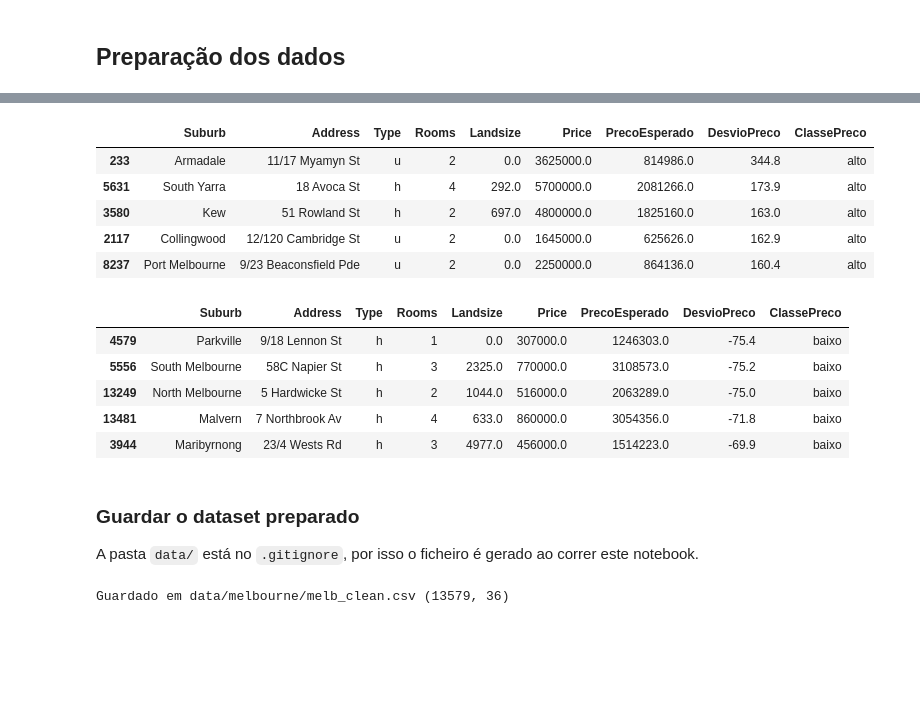
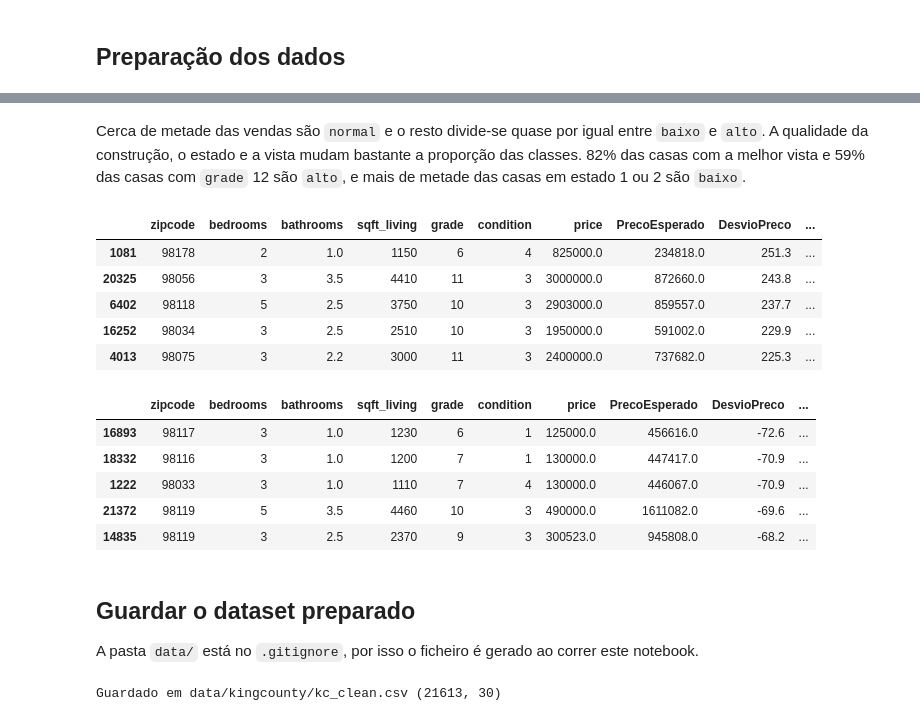
Before and after one commit to AnyTng/FAI26_P02_G09, a Jupyter notebook: 01_EDA.ipynb, the cells around one changed output, grey strips where cells are left out. Saved outputs shown, nothing was run; the diff lists cells and outputs as text; code cells hidden in the pictures; blank space fills up the shorter version.

```diff
--- a/01_EDA.ipynb
+++ b/01_EDA.ipynb
@@ -747,0 +261,7 @@ Linhas finais: 13579
+# %%
+dados = df.copy()
+
+# 33 quartos numa casa de 1620 sqft com 1,75 casas de banho é um erro de escrita de 3
+erro_quartos = dados["bedrooms"] == 33
+dados.loc[erro_quartos, "bedrooms"] = 3
+print(f"bedrooms corrigidos: {erro_quartos.sum()} | linhas finais: {len(dados)}")
@@ -759,27 +276,23 @@ Numa primeira versão, com as variáveis em linha reta e sem o mês, o R² era 0
 # %%
 from sklearn.compose import ColumnTransformer
-from sklearn.impute import SimpleImputer
 from sklearn.linear_model import Ridge
 from sklearn.model_selection import KFold, cross_val_predict
 from sklearn.pipeline import make_pipeline
 from sklearn.preprocessing import OneHotEncoder, SplineTransformer
 
-# Landsize e Distance separados por tipo de imóvel, a 0 nos outros tipos
-dados["LogLandsize"] = np.log1p(dados["Landsize"])
-for tipo in ["h", "t", "u"]:
-    dados[f"LogLandsize_{tipo}"] = np.where(dados["Type"] == tipo, dados["LogLandsize"], 0)
-    dados[f"Distance_{tipo}"] = np.where(dados["Type"] == tipo, dados["Distance"], 0)
+# Áreas em log, porque o preço não cresce em linha reta com a área
+dados["LogLiving"] = np.log(dados["sqft_living"])
+dados["LogLot"] = np.log(dados["sqft_lot"])
 
-# Divisões por tipo, casas de banho e lugares de garagem como categorias, com 6 ou mais juntos
-categoria = lambda col: dados[col].fillna(dados[col].median()).clip(upper=6).astype(int).astype(str)
-dados["TipoDivisoes"] = dados["Type"] + categoria("Rooms")
-dados["BathroomCat"] = categoria("Bathroom")
-dados["CarCat"] = categoria("Car")
-dados["MesVenda"] = dados["Date"].dt.to_period("M").astype(str)
+# Quartos e casas de banho como categorias, com 6 ou mais quartos e 5 ou mais casas de banho juntos
+dados["QuartosCat"] = dados["bedrooms"].clip(upper=6).astype(str)
+dados["BanhosCat"] = dados["bathrooms"].clip(upper=5).round().astype(int).astype(str)
+dados["CodigoPostal"] = dados["zipcode"].astype(str)
+dados["MesVenda"] = dados["date"].dt.to_period("M").astype(str)
 
-spline_cols = ["Distance", "LogLandsize_h", "LogLandsize_t", "LogLandsize_u", "Distance_h", "Distance_t", "Distance_u"]
-cat_cols = ["TipoDivisoes", "BathroomCat", "CarCat", "Suburb", "MesVenda"]
-colunas_auxiliares = ["LogLandsize", "TipoDivisoes", "BathroomCat", "CarCat", "MesVenda"] + spline_cols[1:]
+spline_cols = ["LogLiving", "LogLot"]
+cat_cols = ["QuartosCat", "BanhosCat", "CodigoPostal", "MesVenda"]
+colunas_auxiliares = spline_cols + cat_cols
 
 modelo = make_pipeline(
     ColumnTransformer([
@@ -789,8 +302,7 @@ modelo = make_pipeline(
     Ridge(alpha=1.0),
 )
 
-treino = dados[dados["Vendido"]]
-X, y = treino[spline_cols + cat_cols], np.log(treino["Price"])
+X, y = dados[spline_cols + cat_cols], np.log(dados["price"])
 y_prev = cross_val_predict(modelo, X, y, cv=KFold(5, shuffle=True, random_state=42))
 
 r2 = 1 - ((y - y_prev) ** 2).sum() / ((y - y.mean()) ** 2).sum()
@@ -808,14 +317,13 @@ Cerca de metade das vendas são `normal`. As linhas `PI` e `VB` não têm classe
 # %%
-dados["PrecoEsperado"] = np.nan
-dados.loc[treino.index, "PrecoEsperado"] = np.exp(y_prev).round(0)
-dados["DesvioPreco"] = (dados["Price"] / dados["PrecoEsperado"] - 1) * 100  # em %
+dados["PrecoEsperado"] = np.exp(y_prev).round(0)
+dados["DesvioPreco"] = (dados["price"] / dados["PrecoEsperado"] - 1) * 100  # em %
 
 LIMITE = 12  # %
 dados["ClassePreco"] = pd.cut(dados["DesvioPreco"], [-np.inf, -LIMITE, LIMITE, np.inf],
                               labels=["baixo", "normal", "alto"])
 
 print(f"baixo: desvio < -{LIMITE}% | normal: entre -{LIMITE}% e +{LIMITE}% | alto: desvio > +{LIMITE}%")
-contagem = dados["ClassePreco"].value_counts(dropna=False).to_frame()
+contagem = dados["ClassePreco"].value_counts().to_frame()
 contagem["pct_vendas"] = (dados["ClassePreco"].value_counts(normalize=True) * 100).round(1)
 contagem
 # %% [output]
@@ -858,27 +378,30 @@ display((pd.crosstab(dados["Type"], dados["ClassePreco"], normalize="index") * 1
+# %% [markdown]
+Cerca de metade das vendas são `normal` e o resto divide-se quase por igual entre `baixo` e `alto`. A qualidade da construção, o estado e a vista mudam bastante a proporção das classes. 82% das casas com a melhor vista e 59% das casas com `grade` 12 são `alto`, e mais de metade das casas em estado 1 ou 2 são `baixo`.
 # %%
 # Exemplos: as vendas mais acima e mais abaixo do esperado
-cols = ["Suburb", "Address", "Type", "Rooms", "Landsize", "Price", "PrecoEsperado", "DesvioPreco", "ClassePreco"]
+cols = ["zipcode", "bedrooms", "bathrooms", "sqft_living", "grade", "condition", "price", "PrecoEsperado", "DesvioPreco", "ClassePreco"]
 display(dados.nlargest(5, "DesvioPreco")[cols].round(1))
 dados.nsmallest(5, "DesvioPreco")[cols].round(1)
 # %% [output]
-|  | Suburb | Address | Type | Rooms | Landsize | Price | PrecoEsperado | DesvioPreco | ClassePreco |
-| 233 | Armadale | 11/17 Myamyn St | u | 2 | 0.0 | 3625000.0 | 814986.0 | 344.8 | alto |
-| 5631 | South Yarra | 18 Avoca St | h | 4 | 292.0 | 5700000.0 | 2081266.0 | 173.9 | alto |
-| 3580 | Kew | 51 Rowland St | h | 2 | 697.0 | 4800000.0 | 1825160.0 | 163.0 | alto |
-| 2117 | Collingwood | 12/120 Cambridge St | u | 2 | 0.0 | 1645000.0 | 625626.0 | 162.9 | alto |
-| 8237 | Port Melbourne | 9/23 Beaconsfield Pde | u | 2 | 0.0 | 2250000.0 | 864136.0 | 160.4 | alto |
+|  | zipcode | bedrooms | bathrooms | sqft_living | grade | condition | price | PrecoEsperado | DesvioPreco | ... |
+| 1081 | 98178 | 2 | 1.0 | 1150 | 6 | 4 | 825000.0 | 234818.0 | 251.3 | ... |
+| 20325 | 98056 | 3 | 3.5 | 4410 | 11 | 3 | 3000000.0 | 872660.0 | 243.8 | ... |
+| 6402 | 98118 | 5 | 2.5 | 3750 | 10 | 3 | 2903000.0 | 859557.0 | 237.7 | ... |
+| 16252 | 98034 | 3 | 2.5 | 2510 | 10 | 3 | 1950000.0 | 591002.0 | 229.9 | ... |
+| 4013 | 98075 | 3 | 2.2 | 3000 | 11 | 3 | 2400000.0 | 737682.0 | 225.3 | ... |
-|  | Suburb | Address | Type | Rooms | Landsize | Price | PrecoEsperado | DesvioPreco | ClassePreco |
-| 4579 | Parkville | 9/18 Lennon St | h | 1 | 0.0 | 307000.0 | 1246303.0 | -75.4 | baixo |
-| 5556 | South Melbourne | 58C Napier St | h | 3 | 2325.0 | 770000.0 | 3108573.0 | -75.2 | baixo |
-| 13249 | North Melbourne | 5 Hardwicke St | h | 2 | 1044.0 | 516000.0 | 2063289.0 | -75.0 | baixo |
-| 13481 | Malvern | 7 Northbrook Av | h | 4 | 633.0 | 860000.0 | 3054356.0 | -71.8 | baixo |
-| 3944 | Maribyrnong | 23/4 Wests Rd | h | 3 | 4977.0 | 456000.0 | 1514223.0 | -69.9 | baixo |
+|  | zipcode | bedrooms | bathrooms | sqft_living | grade | condition | price | PrecoEsperado | DesvioPreco | ... |
+| 16893 | 98117 | 3 | 1.0 | 1230 | 6 | 1 | 125000.0 | 456616.0 | -72.6 | ... |
+| 18332 | 98116 | 3 | 1.0 | 1200 | 7 | 1 | 130000.0 | 447417.0 | -70.9 | ... |
+| 1222 | 98033 | 3 | 1.0 | 1110 | 7 | 4 | 130000.0 | 446067.0 | -70.9 | ... |
+| 21372 | 98119 | 5 | 3.5 | 4460 | 10 | 3 | 490000.0 | 1611082.0 | -69.6 | ... |
+| 14835 | 98119 | 3 | 2.5 | 2370 | 9 | 3 | 300523.0 | 945808.0 | -68.2 | ... |
 # %% [markdown]
-### Guardar o dataset preparado
+## Guardar o dataset preparado
+
 A pasta `data/` está no `.gitignore`, por isso o ficheiro é gerado ao correr este notebook.
 # %%
-saida = "data/melbourne/melb_clean.csv"
+saida = "data/kingcounty/kc_clean.csv"
 dados.drop(columns=colunas_auxiliares).to_csv(saida, index=False)
 print("Guardado em", saida, dados.shape)
 # %% [output]
-Guardado em data/melbourne/melb_clean.csv (13579, 36)
+Guardado em data/kingcounty/kc_clean.csv (21613, 30)
```
Also changed, not shown: parts of 72 cells of this notebook, 1 other file.
